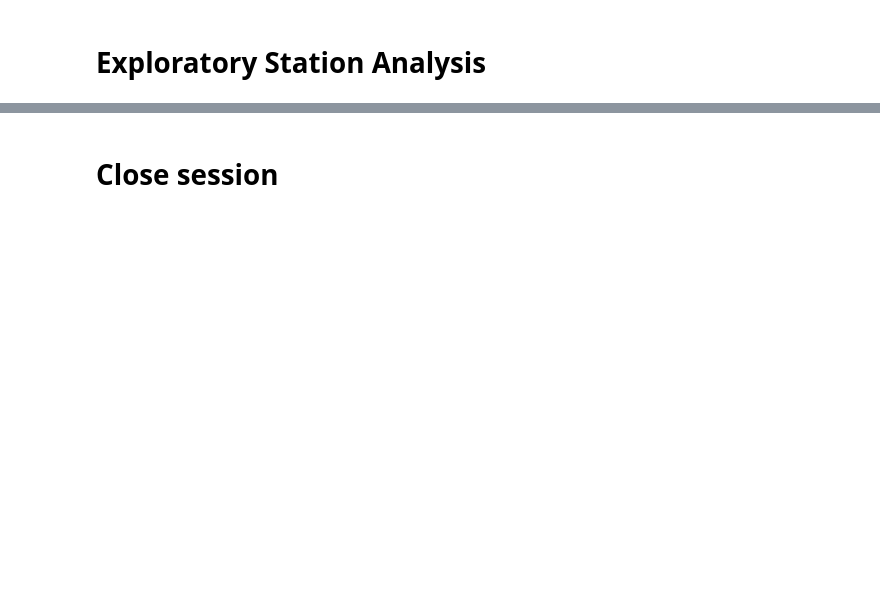
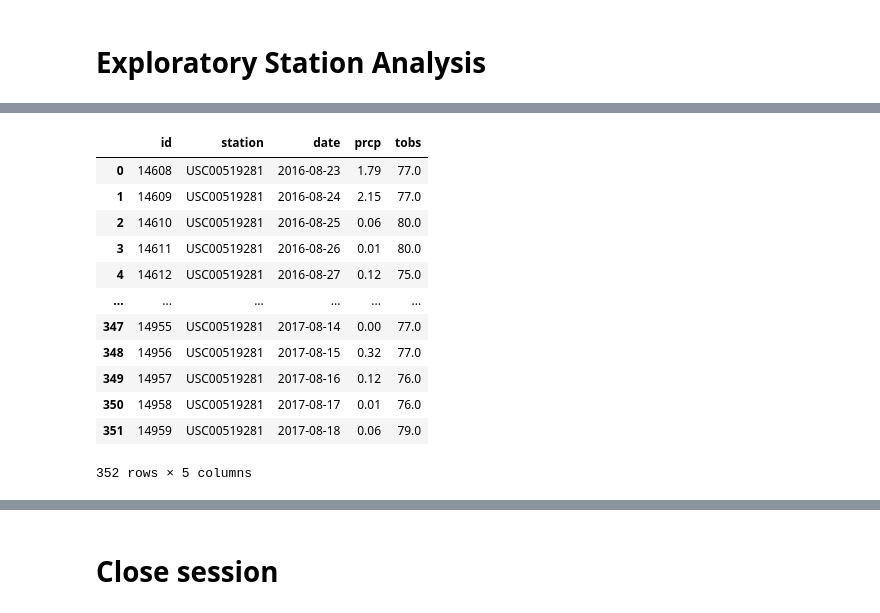
Before and after one commit to gkidd44/smu_data_bootcamp_hw, a Jupyter notebook: 10-Advanced-Data-Storage-and-Retrieval/Starter_Code/Kidd_climate_starter.ipynb, the cells around one changed output, grey strips where cells are left out. Drawn from its saved outputs; the diff is of its cells as text; code cells hidden in the pictures; blank space fills up the shorter version.

```diff
--- a/10-Advanced-Data-Storage-and-Retrieval/Starter_Code/Kidd_climate_starter.ipynb
+++ b/10-Advanced-Data-Storage-and-Retrieval/Starter_Code/Kidd_climate_starter.ipynb
@@ -197,3 +248,30 @@ plt.show()
 # %%
 # Using the most active station id
 # Query the last 12 months of temperature observation data for this station and plot the results as a histogram
+
+query = """SELECT
+                *
+            FROM
+                measurement
+            WHERE
+                station = 'USC00519281' AND date >= '2016-08-23'
+            ORDER BY
+                date ASC;
+        """
+
+most_active12 = pd.read_sql(query, engine)
+most_active12
+# %% [output]
+|  | id | station | date | prcp | tobs |
+| 0 | 14608 | USC00519281 | 2016-08-23 | 1.79 | 77.0 |
+| 1 | 14609 | USC00519281 | 2016-08-24 | 2.15 | 77.0 |
+| 2 | 14610 | USC00519281 | 2016-08-25 | 0.06 | 80.0 |
+| 3 | 14611 | USC00519281 | 2016-08-26 | 0.01 | 80.0 |
+| 4 | 14612 | USC00519281 | 2016-08-27 | 0.12 | 75.0 |
+| ... | ... | ... | ... | ... | ... |
+| 347 | 14955 | USC00519281 | 2017-08-14 | 0.00 | 77.0 |
+| 348 | 14956 | USC00519281 | 2017-08-15 | 0.32 | 77.0 |
+| 349 | 14957 | USC00519281 | 2017-08-16 | 0.12 | 76.0 |
+| 350 | 14958 | USC00519281 | 2017-08-17 | 0.01 | 76.0 |
+| 351 | 14959 | USC00519281 | 2017-08-18 | 0.06 | 79.0 |
+352 rows × 5 columns
```
Also changed, not shown: parts of 10 cells of this notebook, 2 other files.
